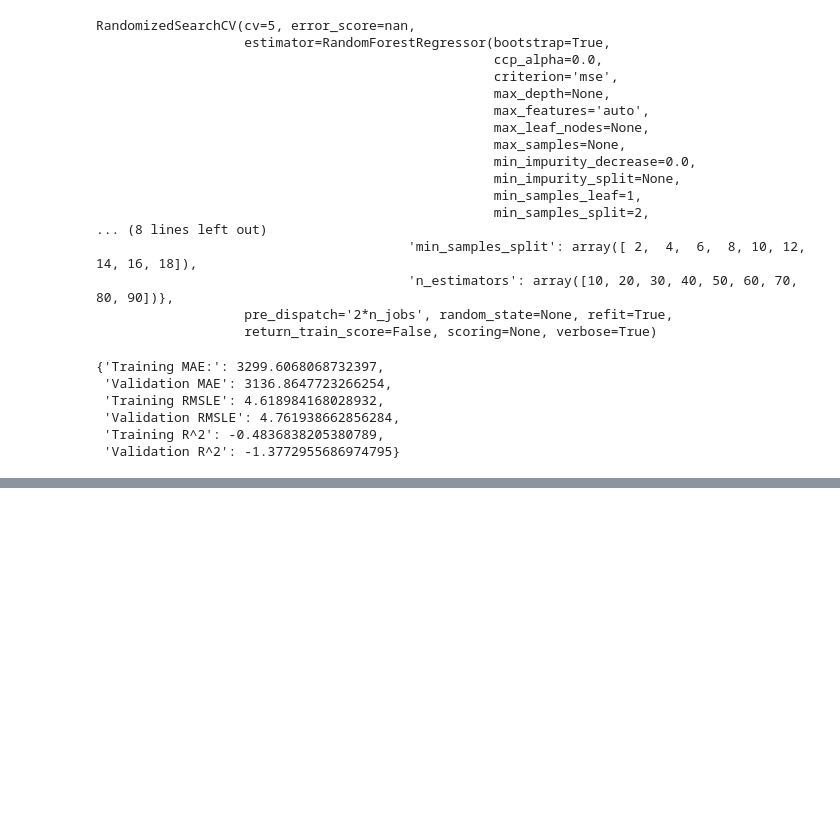
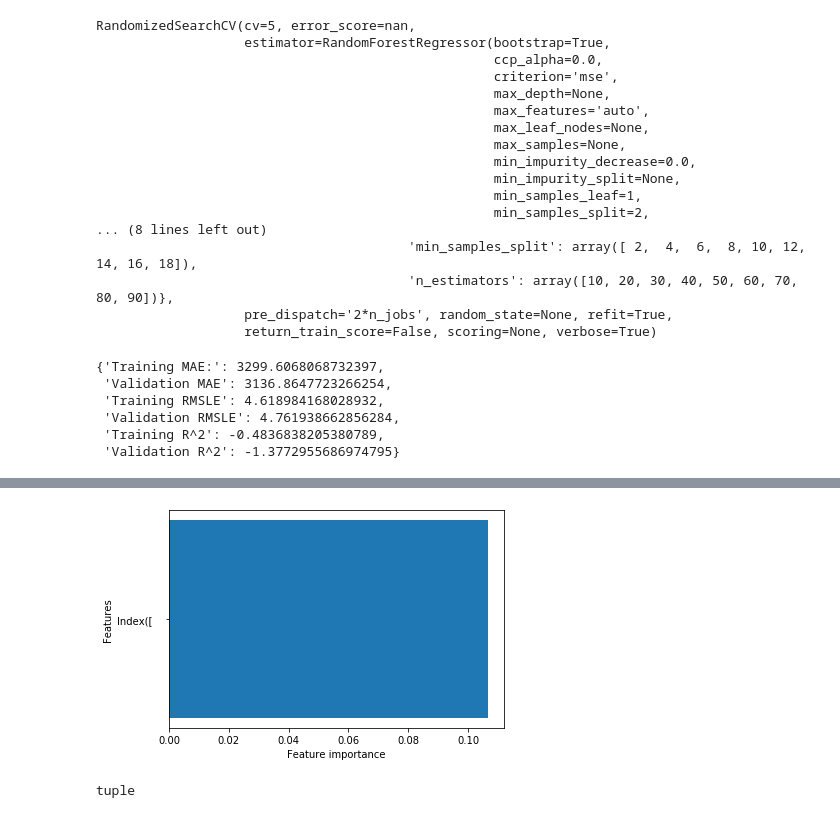
Before and after one commit to TrellixVulnTeam/covid-19_number_of_cases_prediction_L6LL, a Jupyter notebook: Predicting COVID-19 cases.ipynb, the cells around one changed output, grey strips where cells are left out. Saved outputs shown, nothing was run; the diff lists cells and outputs as text; code cells hidden in the pictures; blank space fills up the shorter version.

```diff
--- a/Predicting COVID-19 cases.ipynb
+++ b/Predicting COVID-19 cases.ipynb
@@ -564,0 +569,4 @@ show_scores(rs_model)
+# %%
+feature_importance = model["randomforest"].feature_importances_
+
+feature_importance
@@ -564,0 +584,20 @@ show_scores(rs_model)
+# %%
+def plot_feature_importance(columns, importances, n=20):
+    df = (pd.DataFrame({"features": columns,
+                       "feature_importances": importances})
+          .sort_values("feature_importances", ascending=False)
+          .reset_index(drop=True))
+
+    #plot the dataframe
+    fig, ax = plt.subplots()
+    ax.barh(df["features"][:n], df["feature_importances"][:20])
+    ax.set_ylabel("Features")
+    ax.set_xlabel("Feature importance")
+# %%
+plot_feature_importance(str(X.columns)[:10], feature_importance)
+# %% [output]
+[figure, added]
+# %%
+type(X.columns[6])
+# %% [output]
+tuple
```
Also changed, not shown: parts of 3 cells of this notebook.
